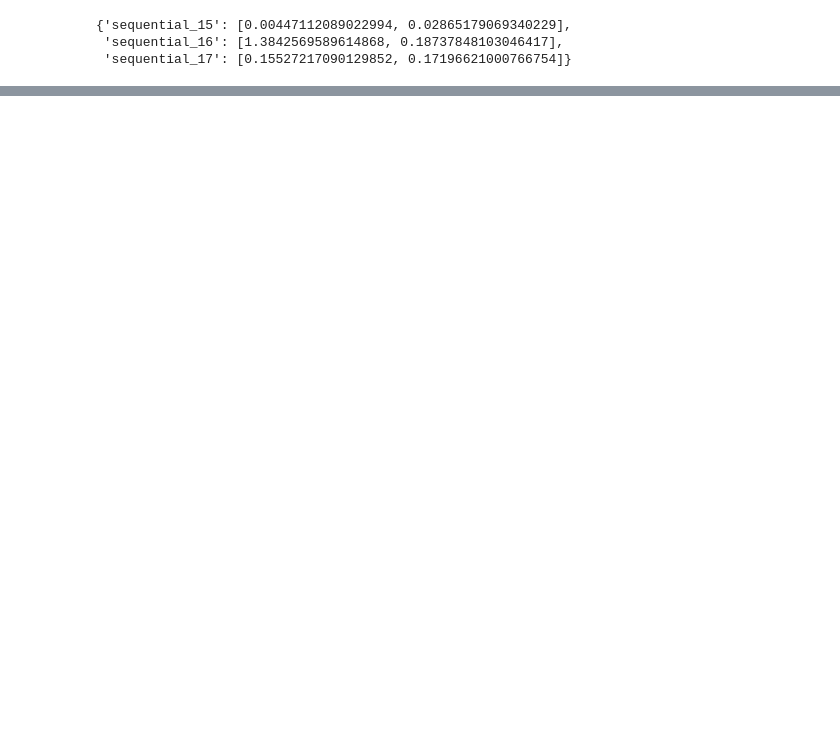
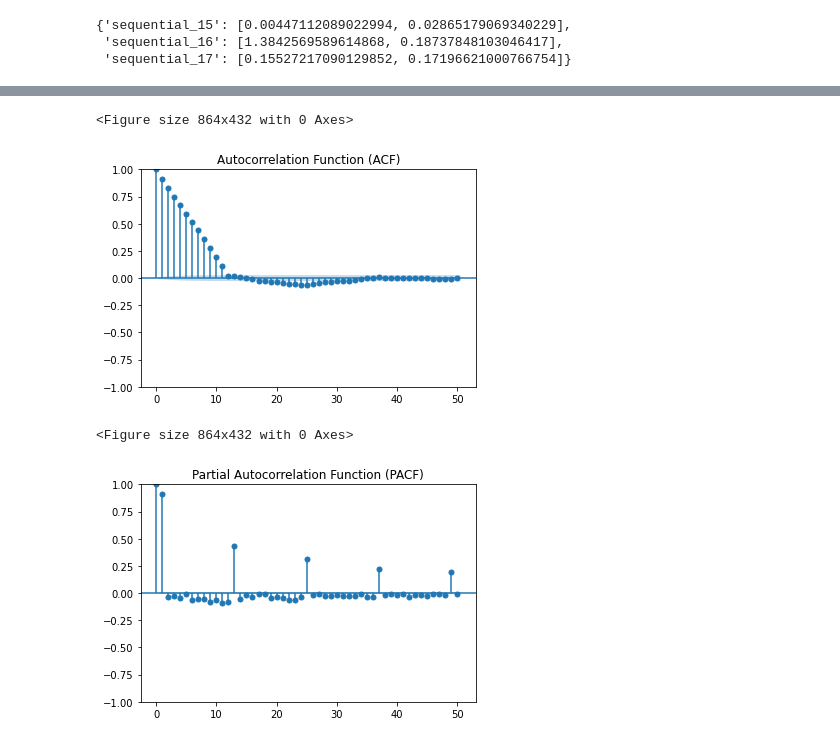
Before and after one commit to alice1989123/btc_forecast, a Jupyter notebook: btc_forecast.ipynb, the cells around one changed output, grey strips where cells are left out. Drawn from its saved outputs; the diff is of its cells as text; code cells hidden in the pictures; blank space fills up the shorter version.

```diff
--- a/btc_forecast.ipynb
+++ b/btc_forecast.ipynb
@@ -584,0 +822,9 @@ plt.show()
+# %%
+non_stationary_data = df[["close"] ]
+# %%
+from scipy.stats import boxcox
+
+non_stationary_data['value_diff'] = non_stationary_data["close"].diff()
+non_stationary_data['value_seasonal_diff'] = non_stationary_data['close'].diff(12)
+non_stationary_data['value_log'] = np.log(non_stationary_data['close'])
+non_stationary_data['value_boxcox'], fitted_lambda = boxcox(non_stationary_data['close'])
@@ -584,0 +869,23 @@ plt.show()
+# %%
+import numpy as np
+import pandas as pd
+import matplotlib.pyplot as plt
+from statsmodels.graphics.tsaplots import plot_acf, plot_pacf
+
+stationary_series = non_stationary_data['value_seasonal_diff'].dropna()
+# ACF plot
+plt.figure(figsize=(12, 6))
+plot_acf(stationary_series, lags=50, alpha=0.05)
+plt.title("Autocorrelation Function (ACF)")
+plt.show()
+
+# PACF plot
+plt.figure(figsize=(12, 6))
+plot_pacf(stationary_series, lags=50, alpha=0.05)
+plt.title("Partial Autocorrelation Function (PACF)")
+plt.show()
+# %% [output]
+<Figure size 864x432 with 0 Axes>
+[figure, added]
+<Figure size 864x432 with 0 Axes>
+[figure, added]
```
Also changed, not shown: parts of 30 cells of this notebook.
